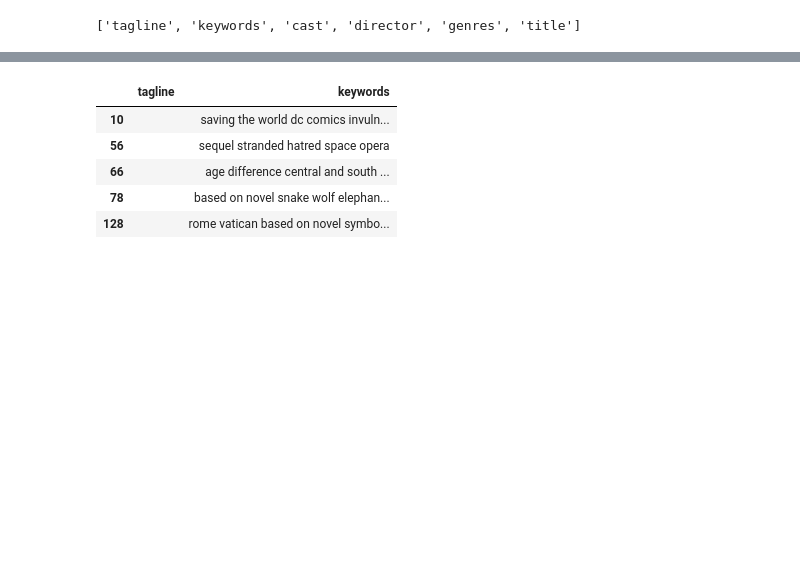
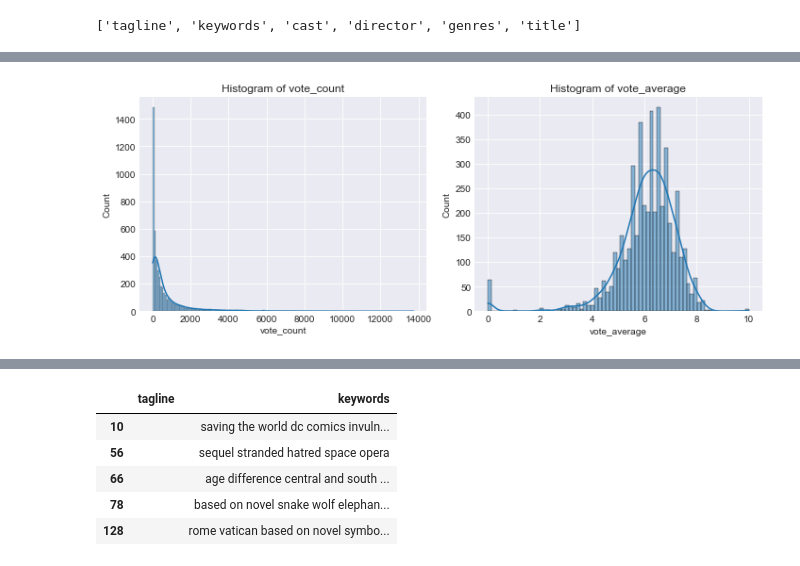
Before and after one commit to chineidu/content_based_movie_rec, a Jupyter notebook: content_based_recommender.ipynb, the cells around one changed output, grey strips where cells are left out. Drawn from its saved outputs; the diff is of its cells as text; code cells hidden in the pictures; blank space fills up the shorter version.

```diff
--- a/content_based_recommender.ipynb
+++ b/content_based_recommender.ipynb
@@ -79,0 +92,12 @@ missing_cols
+# %%
+nrows, ncols = 1, 2
+fig, axs = plt.subplots(nrows, ncols, figsize=(nrows * 10, ncols * 2))
+for idx, col in enumerate(['vote_count', 'vote_average']):
+    ax = axs[idx]
+    sns.histplot(data=df, x=col, ax=ax, kde=True)
+    ax.set(title=f'Histogram of {col}')
+
+fig.tight_layout()
+plt.show()
+# %% [output]
+[figure, added]
```
Also changed, not shown: parts of 9 cells of this notebook.
